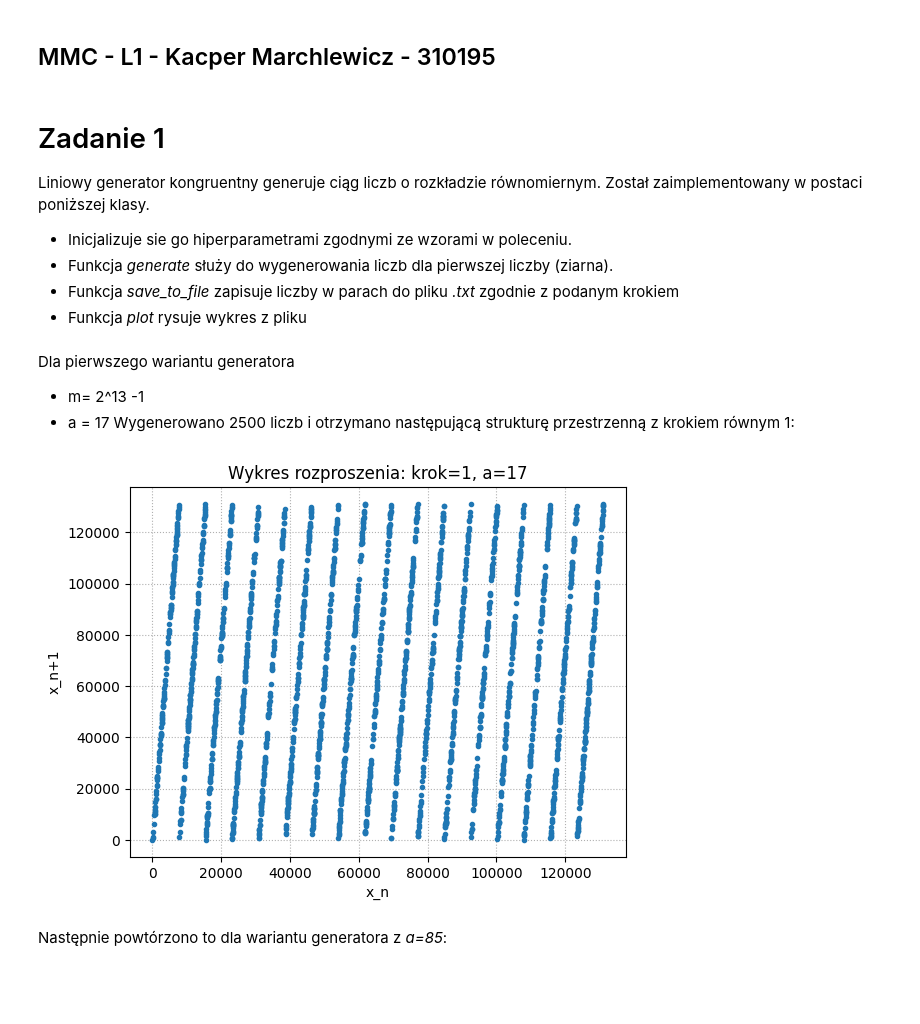
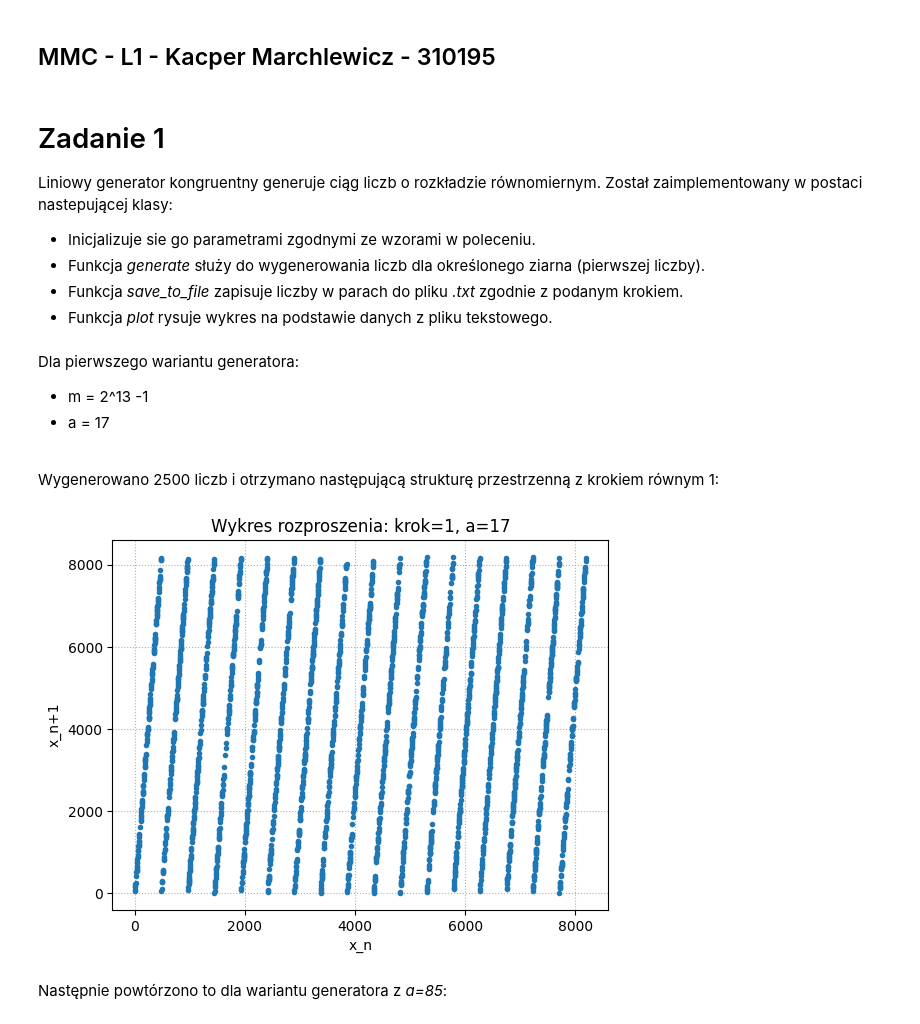
Before and after one commit to YoshidoSan/MMC, a Jupyter notebook: l1/lab1.ipynb, the cells around one changed output. Drawn from its saved outputs; the diff is of its cells as text; code cells hidden in the pictures; blank space fills up the shorter version.

```diff
--- a/l1/lab1.ipynb
+++ b/l1/lab1.ipynb
@@ -3,11 +3,11 @@
 # %% [markdown]
 # Zadanie 1
 
-Liniowy generator kongruentny generuje ciąg liczb o rozkładzie równomiernym. Został zaimplementowany w postaci poniższej klasy.
-* Inicjalizuje sie go hiperparametrami zgodnymi ze wzorami w poleceniu.
-* Funkcja *generate* służy do wygenerowania liczb dla pierwszej liczby (ziarna).
-* Funkcja *save_to_file* zapisuje liczby w parach do pliku *.txt* zgodnie z podanym krokiem
-* Funkcja *plot* rysuje wykres z pliku
+Liniowy generator kongruentny generuje ciąg liczb o rozkładzie równomiernym. Został zaimplementowany w postaci nastepującej klasy:
+* Inicjalizuje sie go parametrami zgodnymi ze wzorami w poleceniu.
+* Funkcja *generate* służy do wygenerowania liczb dla określonego ziarna (pierwszej liczby).
+* Funkcja *save_to_file* zapisuje liczby w parach do pliku *.txt* zgodnie z podanym krokiem.
+* Funkcja *plot* rysuje wykres na podstawie danych z pliku tekstowego.
 # %%
 from matplotlib import pyplot as plt
 import numpy as np
@@ -47,18 +47,19 @@ class Generator:
         plt.title(f'Wykres rozproszenia: krok={step}, a={self.a}')
         plt.show()
 # %% [markdown]
-Dla pierwszego wariantu generatora
-* m= 2^13 -1
+Dla pierwszego wariantu generatora:
+* m = 2^13 -1
 * a = 17
+<br>
 Wygenerowano 2500 liczb i otrzymano następującą strukturę przestrzenną z krokiem równym 1:
 # %%
-generator1 = Generator(a=17, m=pow(2,17)-1, c=0)
+generator1 = Generator(a=17, m=pow(2,13)-1, c=0)
 generator1.generate(seed=3,count=2500)
 
 generator1.save_to_file(step=1)
 generator1.plot(step=1)
 # %% [output]
-[figure, old version]
+[figure, new version]
 # %% [markdown]
 Następnie powtórzono to dla wariantu generatora z *a=85*:
 # %%
```
Also changed, not shown: parts of 6 cells of this notebook, 9 other files.
